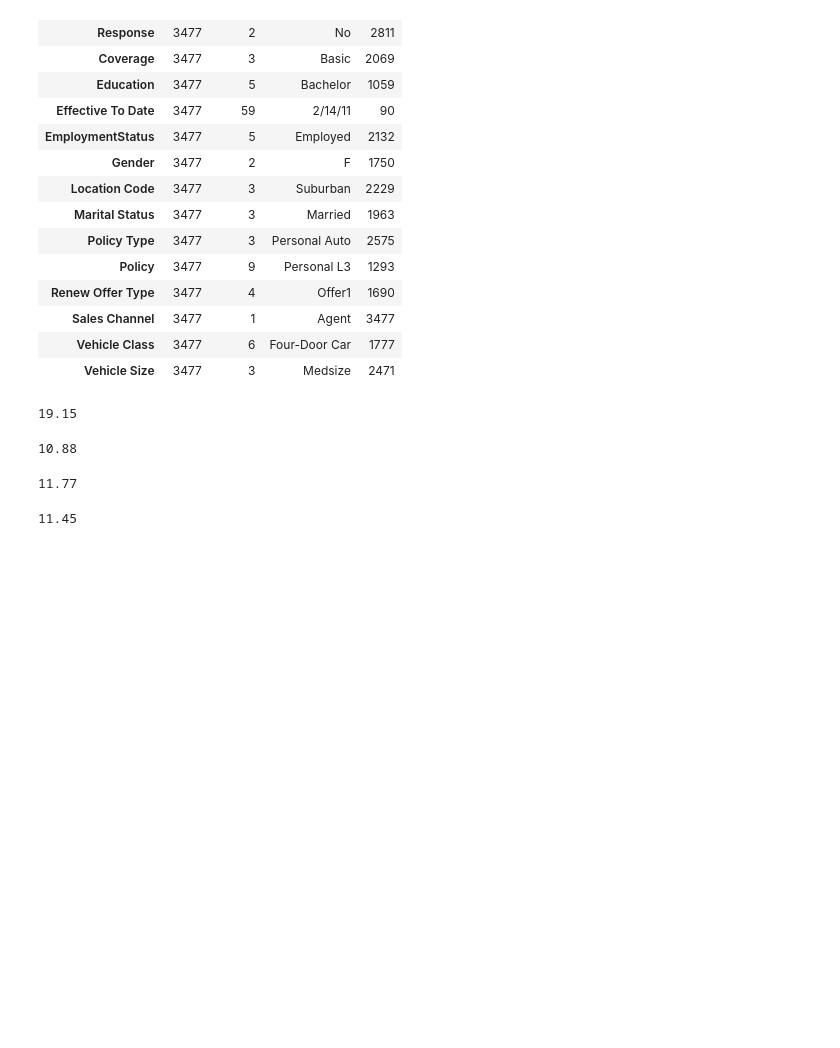
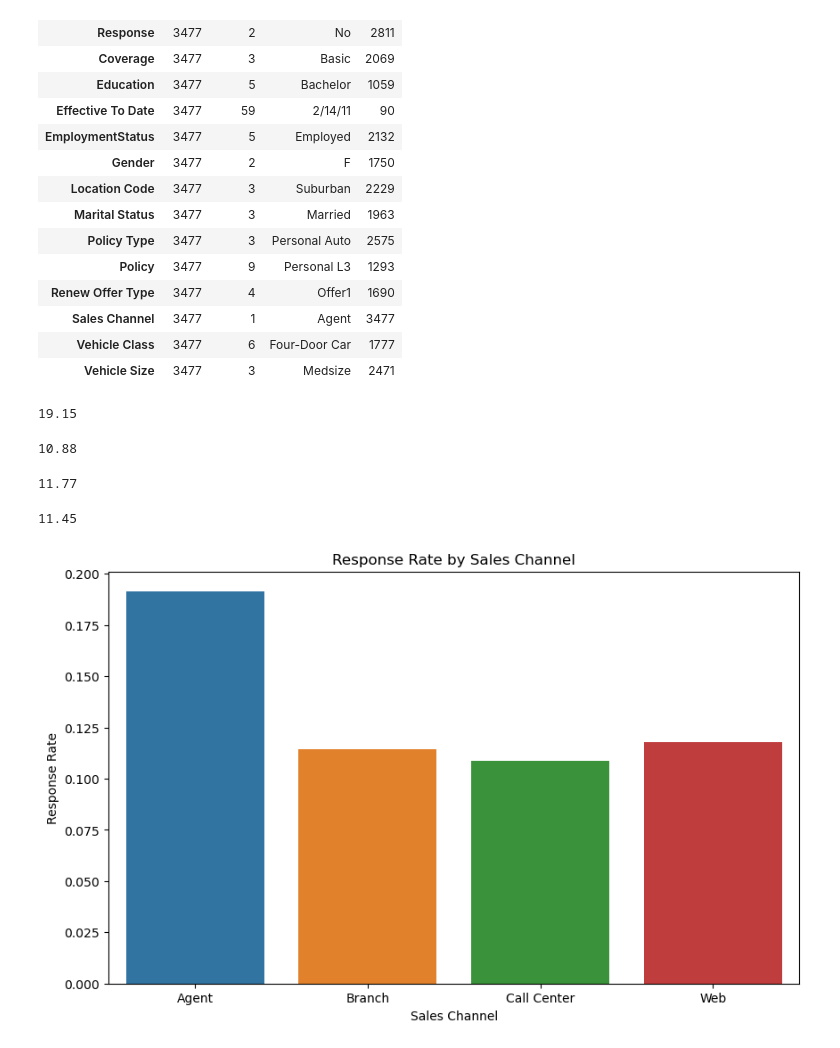
Before and after one commit to Amrmostafa-1/lab-customer-analysis-round-3, a Jupyter notebook: files_for_lab/csv_files/Customer Analysis Round 3.ipynb, the cells around one changed output. Cells and saved outputs as stored; diff of their text form; code cells hidden in the pictures; blank space fills up the shorter version.

```diff
--- a/files_for_lab/csv_files/Customer Analysis Round 3.ipynb
+++ b/files_for_lab/csv_files/Customer Analysis Round 3.ipynb
@@ -134,3 +124,16 @@ display(round(yes_percentage_branch, 2))
 10.88
 11.77
 11.45
+# %%
+
+response_rates_Sales = data[data['Response'] == 'Yes']['Sales Channel'].value_counts() / data['Sales Channel'].value_counts()
+
+
+plt.figure(figsize=(10, 6))
+sns.barplot(x=response_rates_Sales.index, y=response_rates_Sales.values)
+plt.title('Response Rate by Sales Channel')
+plt.xlabel('Sales Channel')
+plt.ylabel('Response Rate')
+plt.show()
+# %% [output]
+[figure, added]
```
Also changed, not shown: parts of 7 cells of this notebook.
